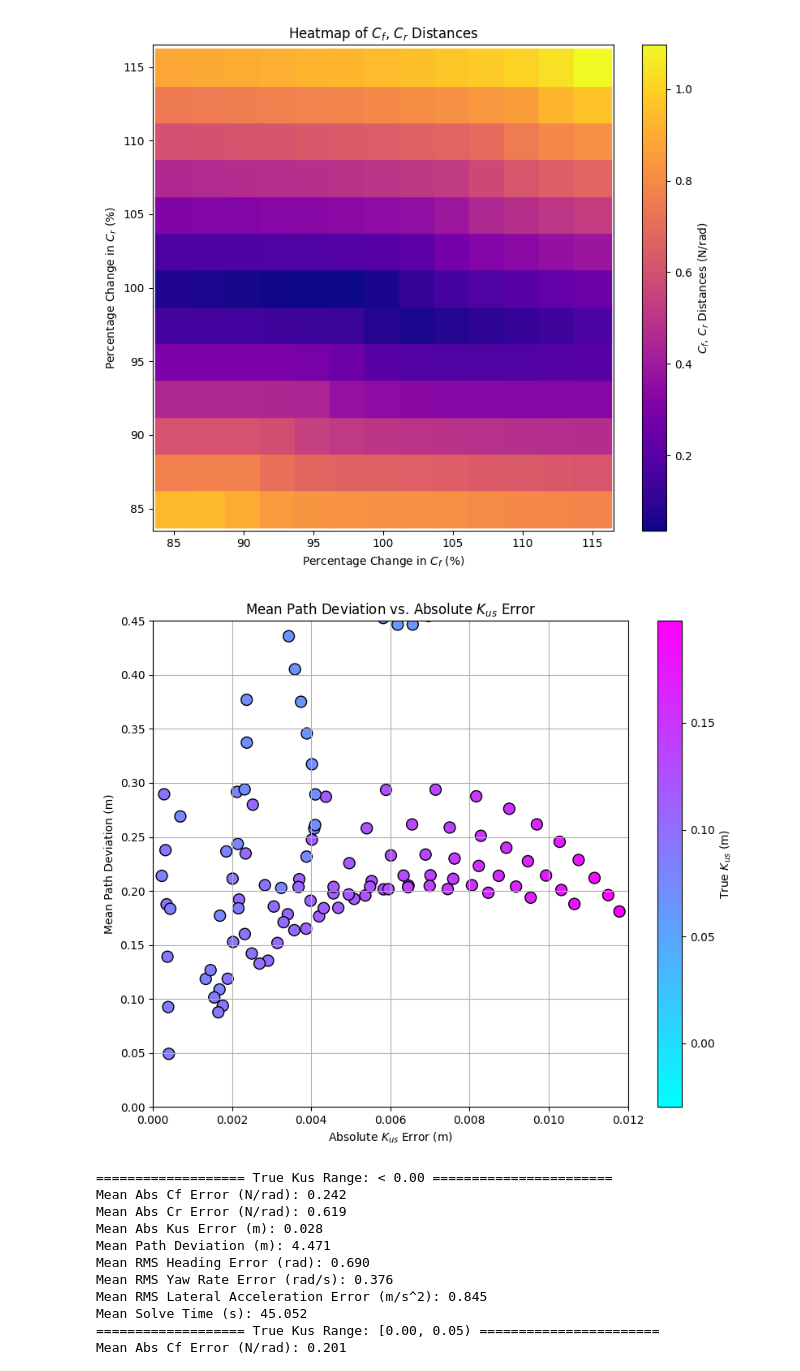
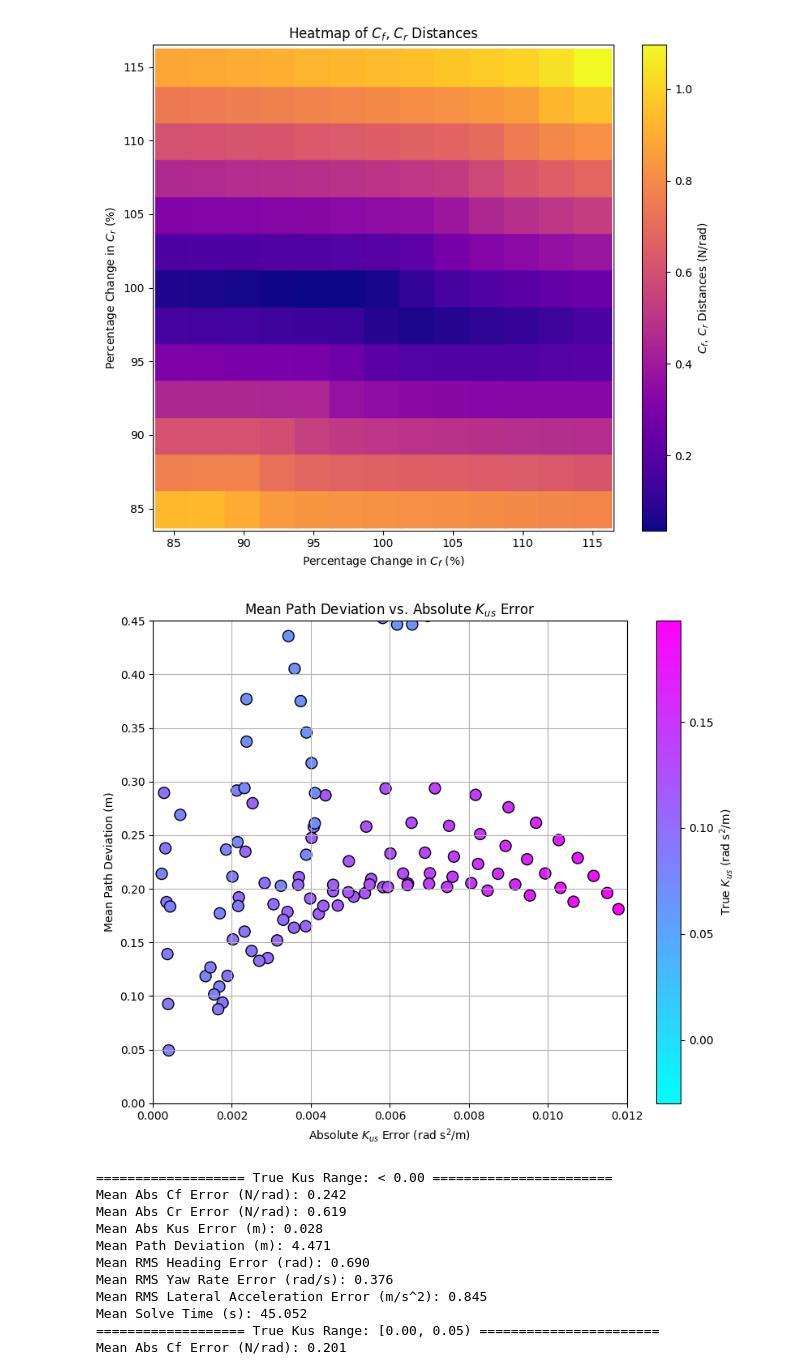
Before and after one commit to SamKhzym/cloud-auto-park, a Jupyter notebook: sim_ws/src/digital_twin/param_estimator/analysis/param_est_doe.ipynb, the cells around one changed output. Saved outputs shown, nothing was run; the diff lists cells and outputs as text; code cells hidden in the pictures.

```diff
--- a/sim_ws/src/digital_twin/param_estimator/analysis/param_est_doe.ipynb
+++ b/sim_ws/src/digital_twin/param_estimator/analysis/param_est_doe.ipynb
@@ -477,23 +477,23 @@ plt.savefig('figures/cf_cr_distance_error_heatmap.svg')
 # %%
 init_cf_cr_distances = np.sqrt(np.square(1 - results_df['k_cfs']) + np.square(1 - results_df['k_crs']))
 sc = plt.scatter(results_df['abs_kus_errors'], results_df['mean_path_deviations'], c=results_df['kus'], cmap='cool', edgecolor='black', s=100)
 # sc = plt.scatter(cf_cr_distances, results_df['mean_path_deviations'])
-plt.colorbar(sc, label='True $K_{us}$ (m)')
+plt.colorbar(sc, label='True $K_{us}$ (rad s$^2$/m)')
 plt.title('Mean Path Deviation vs. Absolute $K_{us}$ Error')
-plt.xlabel('Absolute $K_{us}$ Error (m)')
+plt.xlabel('Absolute $K_{us}$ Error (rad s$^2$/m)')
 plt.ylabel('Mean Path Deviation (m)')
 plt.gcf().set_size_inches(8, 7)
 plt.tight_layout()
 plt.grid()
 # plt.xlim(0, 0.015)
 # plt.ylim(0, 1)
-plt.savefig('figures/path_deviation_vs_abs_kus_error_zoomed_out.svg')
+plt.savefig('figures/param_est_doe_path_deviation_vs_abs_kus_error_zoomed_out.svg')
 
 plt.xlim(0, 0.012)
 plt.ylim(0, 0.45)
-plt.savefig('figures/path_deviation_vs_abs_kus_error_zoomed_in.svg')
+plt.savefig('figures/param_est_doe_path_deviation_vs_abs_kus_error_zoomed_in.svg')
 # %% [output]
-[figure, old version]
+[figure, new version]
 # %%
 kus_ranges = [[-0.05, 0], [0.00, 0.05], [0.05, 0.10], [0.10, 0.15], [0.15, 0.20], [-100, 100]]
 kus_range_labels = ['< 0.00', '[0.00, 0.05)', '[0.05, 0.10)', '[0.10, 0.15)', '>= 0.20', 'EVERYTHING']
```
Also changed, not shown: parts of 4 cells of this notebook, 4 other files.
